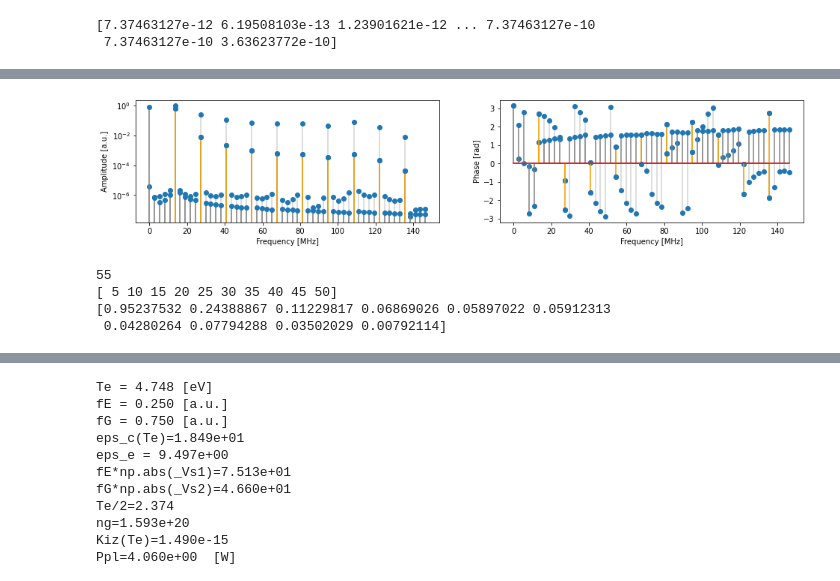
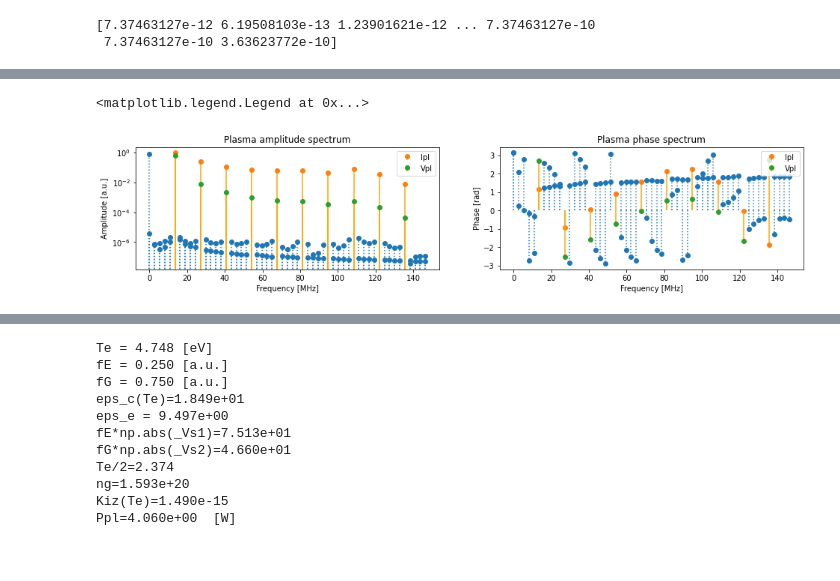
Before and after one commit to dsamsonov1/rf_plasma_impedance, a Jupyter notebook: rf_discharge_2.ipynb, the cells around one changed output, grey strips where cells are left out. Drawn from its saved outputs; the diff is of its cells as text; code cells hidden in the pictures; blank space fills up the shorter version.

```diff
--- a/rf_discharge_2.ipynb
+++ b/rf_discharge_2.ipynb
@@ -288,44 +307,59 @@ axs[1].plot(freqsMHz, v_phase)
 # %%
-fig, axs = plt.subplots(nrows=1, ncols=2, figsize=(16, 3))
+# Укрупненные спектры (первые nHarm гармоник)
 
 nHarm = 10
-
 idxHarm = (nHarm+1)*num_periods_for_spectra
 
 freqsReducedHarm = freqsMHz[0:idxHarm]
-i_reducedHarm = i_normalized[0:idxHarm]
-v_reducedHarm = v_normalized[0:idxHarm]
 
-i_phaseReducedHarm = i_phase[0:idxHarm]
-v_phaseReducedHarm = v_phase[0:idxHarm]
+Ipl_reducedHarm = Ipl_normalized[0:idxHarm]                      # Вырезаем первые idxHarm из амплитудного и фазового спектров
+Vpl_reducedHarm = Vpl_normalized[0:idxHarm]
 
-idxrange = np.arange(start=num_periods_for_spectra, stop=(nHarm+1)*num_periods_for_spectra, step=num_periods_for_spectra)
+Ipl_phaseReducedHarm = Ipl_phase[0:idxHarm]
+Vpl_phaseReducedHarm = Vpl_phase[0:idxHarm]
 
-axs[0].stem(freqsReducedHarm, i_reducedHarm, linefmt='lightgrey')
-axs[0].stem(freqsReducedHarm, v_reducedHarm, linefmt='grey')
-axs[0].stem(freqsReducedHarm[idxrange], v_reducedHarm[idxrange], linefmt='orange')
+idxrange = np.arange(start=num_periods_for_spectra,              # Находим индексы гармоник, с частотами, кратными f0
+                     stop=(nHarm+1)*num_periods_for_spectra,
+                     step=num_periods_for_spectra)
+
+freqs_waste = np.delete(freqsReducedHarm, idxrange)
+Ipl_wasteHarm_abs = np.delete(Ipl_reducedHarm, idxrange)
+Vpl_wasteHarm_abs = np.delete(Vpl_reducedHarm, idxrange)
+Ipl_wasteHarm_angle = np.delete(Ipl_phase[0:idxHarm], idxrange)
+Vpl_wasteHarm_angle = np.delete(Vpl_phase[0:idxHarm], idxrange)
+
+freqs_true = freqsReducedHarm[idxrange]
+Ipl_true_abs = Ipl_reducedHarm[idxrange]
+Vpl_true_abs = Vpl_reducedHarm[idxrange]
+Ipl_true_angle = Ipl_phaseReducedHarm[idxrange]
+Vpl_true_angle = Vpl_phaseReducedHarm[idxrange]
+
+fig, axs = plt.subplots(nrows=1, ncols=2, figsize=(16, 3))
+axs[0].stem(freqs_true, Ipl_true_abs, linefmt='orange', markerfmt='C1o', label='Ipl', basefmt=' ')
+axs[0].stem(freqs_true, Vpl_true_abs, linefmt='orange', markerfmt='C2o', label='Vpl', basefmt=' ')
+axs[0].stem(freqs_waste, Ipl_wasteHarm_abs, linefmt=':', basefmt=' ')
+axs[0].stem(freqs_waste, Vpl_wasteHarm_abs, linefmt=':', basefmt=' ')
 axs[0].set_yscale('log')
 axs[0].set_xlabel('Frequency [MHz]')
 axs[0].set_ylabel('Amplitude [a.u.]')
-
-axs[1].stem(freqsReducedHarm, i_phase[0:idxHarm], linefmt='lightgrey')
-axs[1].stem(freqsReducedHarm, v_phase[0:idxHarm], linefmt='grey')
-axs[1].stem(freqsReducedHarm[idxrange], v_phaseReducedHarm[idxrange], linefmt='orange')
-axs[1].stem(freqsReducedHarm[idxrange], i_phaseReducedHarm[idxrange], linefmt='orange')
+axs[0].set_title('Plasma amplitude spectrum')
+axs[0].legend()
+axs[1].stem(freqs_true, Vpl_true_angle, linefmt='orange', markerfmt='C1o', label='Ipl', basefmt=' ')
+axs[1].stem(freqs_true, Ipl_true_angle, linefmt='orange', markerfmt='C2o', label='Vpl', basefmt=' ')
+axs[1].stem(freqs_waste, Ipl_wasteHarm_angle, linefmt=':', basefmt=' ')
+axs[1].stem(freqs_waste, Vpl_wasteHarm_angle, linefmt=':', basefmt=' ')
 axs[1].set_ylabel('Phase [rad]')
-_=axs[1].set_xlabel('Frequency [MHz]')
+axs[1].set_xlabel('Frequency [MHz]')
+axs[1].set_title('Plasma phase spectrum')
+axs[1].legend()
 # %% [output]
+<matplotlib.legend.Legend at 0x...>
-[figure, old version]
+[figure, new version]
 # %%
-print(i_reducedHarm.size)
-idxrange = np.arange(start=num_periods_for_spectra, stop=(nHarm+1)*num_periods_for_spectra, step=num_periods_for_spectra)
-print(idxrange)
-print(i_reducedHarm[idxrange])
+#print(i_reducedHarm.size)
+#idxrange = np.arange(start=num_periods_for_spectra, stop=(nHarm+1)*num_periods_for_spectra, step=num_periods_for_spectra)
+#print(idxrange)
+#print(i_reducedHarm[idxrange])
-# %% [output]
-55
-[ 5 10 15 20 25 30 35 40 45 50]
-[0.95237532 0.24388867 0.11229817 0.06869026 0.05897022 0.05912313
- 0.04280264 0.07794288 0.03502029 0.00792114]
 # %%
 fig, axs = plt.subplots(nrows=1, ncols=2, figsize=(18, 3))
 
```
Also changed, not shown: parts of 9 cells of this notebook.
